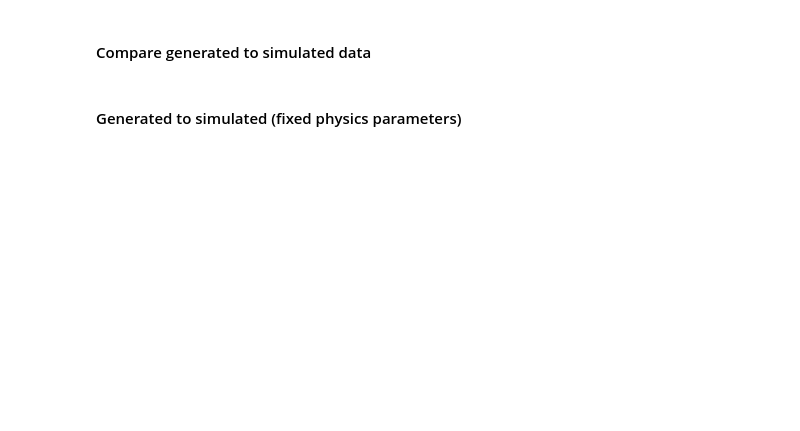
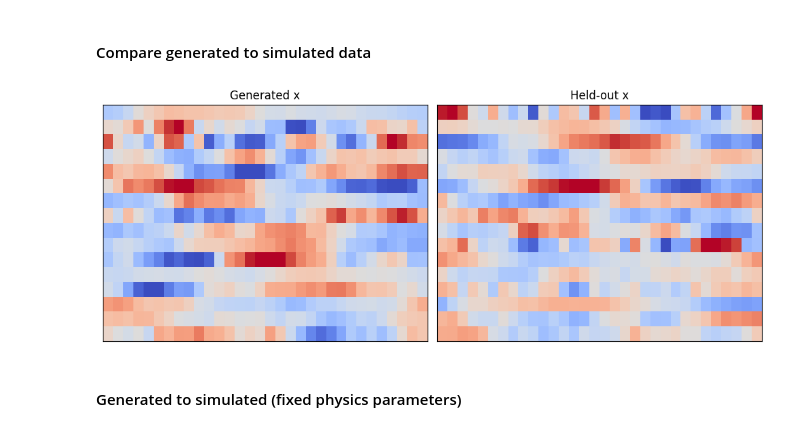
Before and after one commit to homerjed/joint, a Jupyter notebook: scripts/inference_1d.ipynb, the cells around one changed output. Drawn from its saved outputs; the diff is of its cells as text; code cells hidden in the pictures; blank space fills up the shorter version.

```diff
--- a/scripts/inference_1d.ipynb
+++ b/scripts/inference_1d.ipynb
@@ -174,7 +222,7 @@ print(f"Loaded train step: {step}")
 # %% [markdown]
 #### Compare generated to simulated data
 # %%
-# 1) Unconditional multimodal sampling: generated x vs real train x.
+# 1) Unconditional multimodal sampling: generated x vs held-out x.
 sample_n_samples = config.sampling_config.n_samples
 
 Z = {
@@ -182,38 +230,40 @@ Z = {
     for i, (name, spec) in enumerate(modality_infos.items())
 }
 
 key, key_sample = jr.split(key)
 sample_keys = jr.split(key_sample, sample_n_samples ** 2)
 sample_fn = lambda z, sample_key: family.sample_fn(v_infer, z, sample_key)
 samples_dict = jax.vmap(sample_fn)(Z, sample_keys)
 generated_samples = samples_dict["x"][:, 0, :]
 
-key, key_train_pick = jr.split(key)
-train_pick = jr.choice(key_train_pick, len(X_train), shape=(sample_n_samples ** 2,))
-train_samples = X_train[train_pick, 0, :]
+key, key_valid_pick = jr.split(key)
+valid_pick = jr.choice(key_valid_pick, len(X_valid), shape=(sample_n_samples ** 2,))
+valid_samples = X_valid[valid_pick, 0, :]
 
 fig, axs = plt.subplots(1, 2, figsize=(10, 4))
 axs[0].imshow(
     generated_samples,
     cmap="coolwarm",
     vmin=x_plot_vmin,
     vmax=x_plot_vmax,
     aspect="auto",
 )
 axs[0].set_title("Generated x")
 axs[1].imshow(
-    train_samples,
+    valid_samples,
     cmap="coolwarm",
     vmin=x_plot_vmin,
     vmax=x_plot_vmax,
     aspect="auto",
 )
-axs[1].set_title("Real train x")
+axs[1].set_title("Held-out x")
 for ax in axs:
     ax.set_xticks([])
     ax.set_yticks([])
 fig.tight_layout()
 plt.show()
+# %% [output]
+[figure, added]
 # %% [markdown]
 #### Generated to simulated (fixed physics parameters)
 # %%
```
Also changed, not shown: parts of 11 cells of this notebook, 1 other file.
